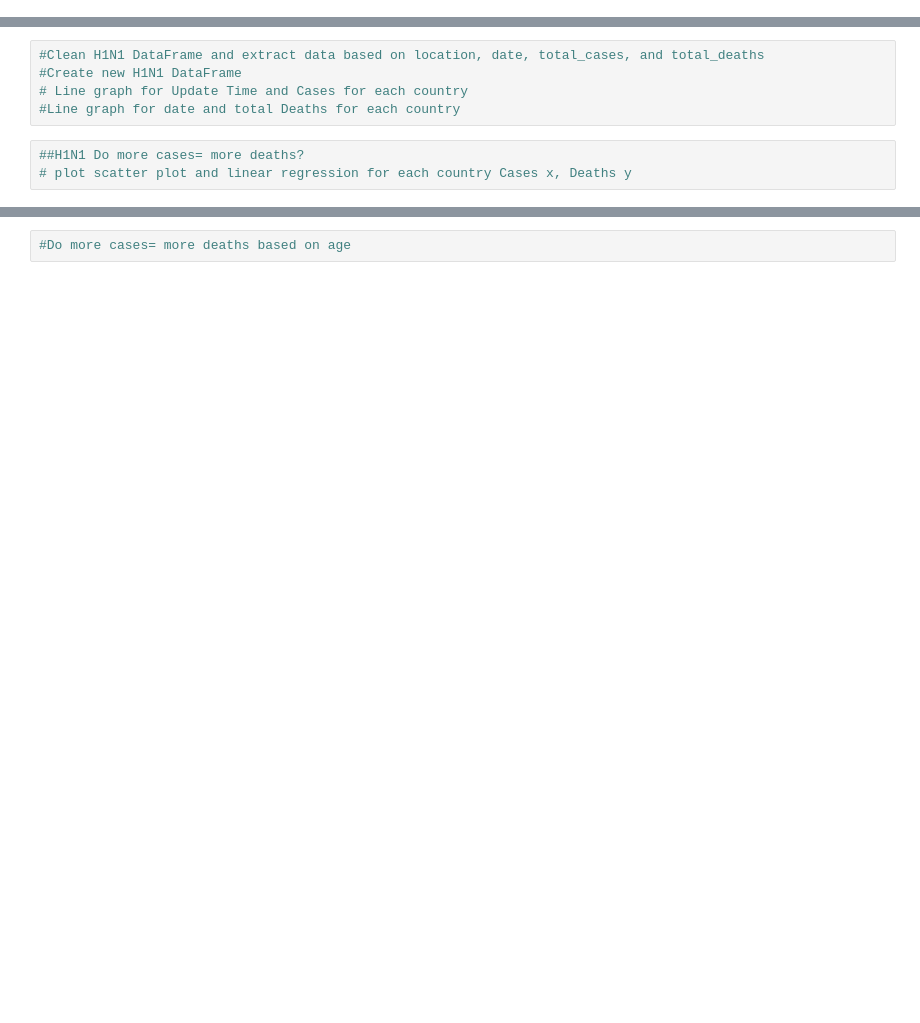
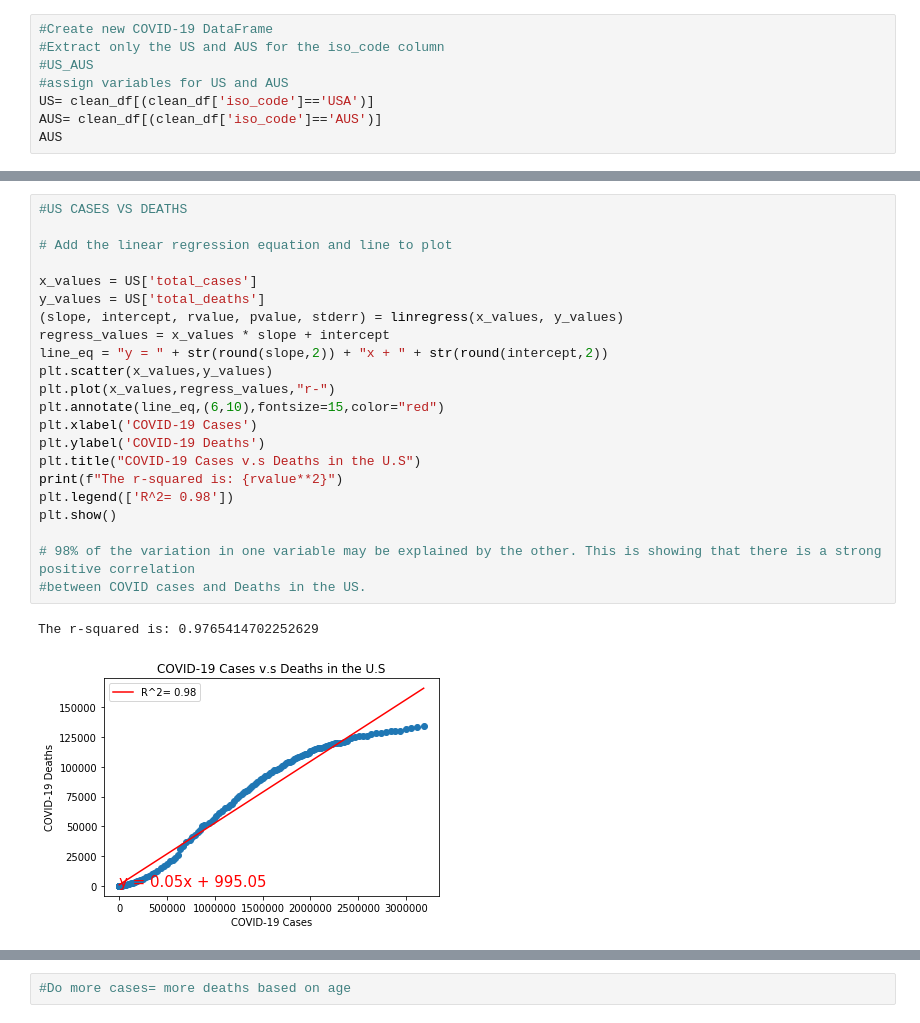
Before and after one commit to Akplesa/viruses, a Jupyter notebook: Untitled.ipynb, the cells around one changed output, grey strips where cells are left out. Drawn from its saved outputs; the diff is of its cells as text; blank space fills up the shorter version.

```diff
--- a/Untitled.ipynb
+++ b/Untitled.ipynb
@@ -37,0 +52,8 @@ COVID_data.loc[COVID_data['iso_code'] == 'EGY']
+# %%
+#Create new COVID-19 DataFrame
+#Extract only the US and AUS for the iso_code column
+#US_AUS
+#assign variables for US and AUS
+US= clean_df[(clean_df['iso_code']=='USA')]
+AUS= clean_df[(clean_df['iso_code']=='AUS')]
+AUS
@@ -41,8 +176,25 @@ COVID_data.loc[COVID_data['iso_code'] == 'EGY']
-# %%
-#Clean H1N1 DataFrame and extract data based on location, date, total_cases, and total_deaths
-#Create new H1N1 DataFrame
-# Line graph for Update Time and Cases for each country
-#Line graph for date and total Deaths for each country
-# %%
-##H1N1 Do more cases= more deaths?
-# plot scatter plot and linear regression for each country Cases x, Deaths y
+# %%
+#US CASES VS DEATHS
+
+# Add the linear regression equation and line to plot
+
+x_values = US['total_cases']
+y_values = US['total_deaths']
+(slope, intercept, rvalue, pvalue, stderr) = linregress(x_values, y_values)
+regress_values = x_values * slope + intercept
+line_eq = "y = " + str(round(slope,2)) + "x + " + str(round(intercept,2))
+plt.scatter(x_values,y_values)
+plt.plot(x_values,regress_values,"r-")
+plt.annotate(line_eq,(6,10),fontsize=15,color="red")
+plt.xlabel('COVID-19 Cases')
+plt.ylabel('COVID-19 Deaths')
+plt.title("COVID-19 Cases v.s Deaths in the U.S")
+print(f"The r-squared is: {rvalue**2}")
+plt.legend(['R^2= 0.98'])
+plt.show()
+
+# 98% of the variation in one variable may be explained by the other. This is showing that there is a strong positive correlation
+#between COVID cases and Deaths in the US.
+# %% [output]
+The r-squared is: 0.9765414702252629
+[figure, added]
```
Also changed, not shown: parts of 32 cells of this notebook.
